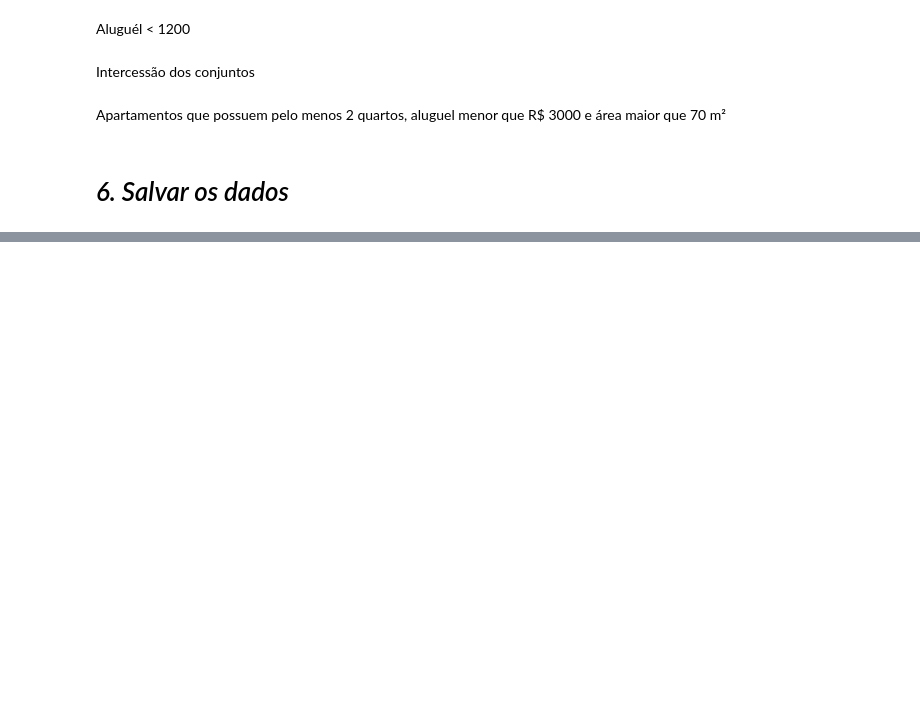
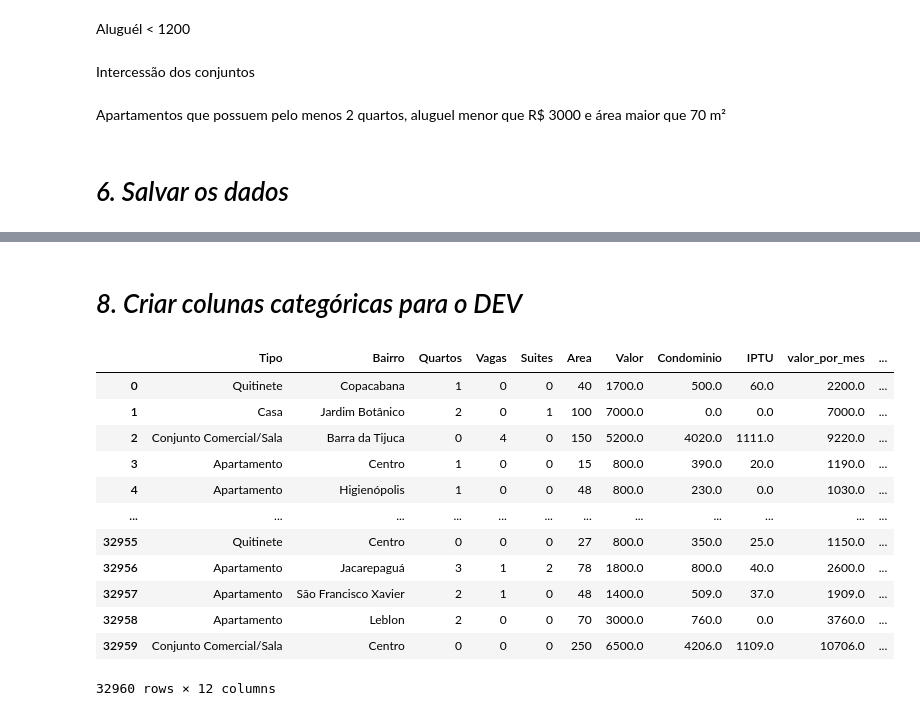
Before and after one commit to carlosclaudinolima/aulaspython, a Jupyter notebook: Projeto_imobiliaria_Pandas.ipynb, the cells around one changed output, grey strips where cells are left out. Drawn from its saved outputs; the diff is of its cells as text; code cells hidden in the pictures; blank space fills up the shorter version.

```diff
--- a/Projeto_imobiliaria_Pandas.ipynb
+++ b/Projeto_imobiliaria_Pandas.ipynb
@@ -319,0 +344,21 @@ df.to_csv('dados_tratados.csv', sep=';', index=False)
+# %% [markdown]
+# *8. Criar colunas categóricas para o DEV*
+# %%
+dados['Descricao']= dados['Tipo'] + ' em ' + dados['Bairro'] + ' com ' + \
+  dados['Quartos'].astype(str) + ' quarto(s) e ' + \
+  dados['Vagas'].astype(str) + ' vaga(s) de garagem'
+dados
+# %% [output]
+|  | Tipo | Bairro | Quartos | Vagas | Suites | Area | Valor | Condominio | IPTU | valor_por_mes | ... |
+| 0 | Quitinete | Copacabana | 1 | 0 | 0 | 40 | 1700.0 | 500.0 | 60.0 | 2200.0 | ... |
+| 1 | Casa | Jardim Botânico | 2 | 0 | 1 | 100 | 7000.0 | 0.0 | 0.0 | 7000.0 | ... |
+| 2 | Conjunto Comercial/Sala | Barra da Tijuca | 0 | 4 | 0 | 150 | 5200.0 | 4020.0 | 1111.0 | 9220.0 | ... |
+| 3 | Apartamento | Centro | 1 | 0 | 0 | 15 | 800.0 | 390.0 | 20.0 | 1190.0 | ... |
+| 4 | Apartamento | Higienópolis | 1 | 0 | 0 | 48 | 800.0 | 230.0 | 0.0 | 1030.0 | ... |
+| ... | ... | ... | ... | ... | ... | ... | ... | ... | ... | ... | ... |
+| 32955 | Quitinete | Centro | 0 | 0 | 0 | 27 | 800.0 | 350.0 | 25.0 | 1150.0 | ... |
+| 32956 | Apartamento | Jacarepaguá | 3 | 1 | 2 | 78 | 1800.0 | 800.0 | 40.0 | 2600.0 | ... |
+| 32957 | Apartamento | São Francisco Xavier | 2 | 1 | 0 | 48 | 1400.0 | 509.0 | 37.0 | 1909.0 | ... |
+| 32958 | Apartamento | Leblon | 2 | 0 | 0 | 70 | 3000.0 | 760.0 | 0.0 | 3760.0 | ... |
+| 32959 | Conjunto Comercial/Sala | Centro | 0 | 0 | 0 | 250 | 6500.0 | 4206.0 | 1109.0 | 10706.0 | ... |
+32960 rows × 12 columns
```
Also changed, not shown: parts of 3 cells of this notebook.
